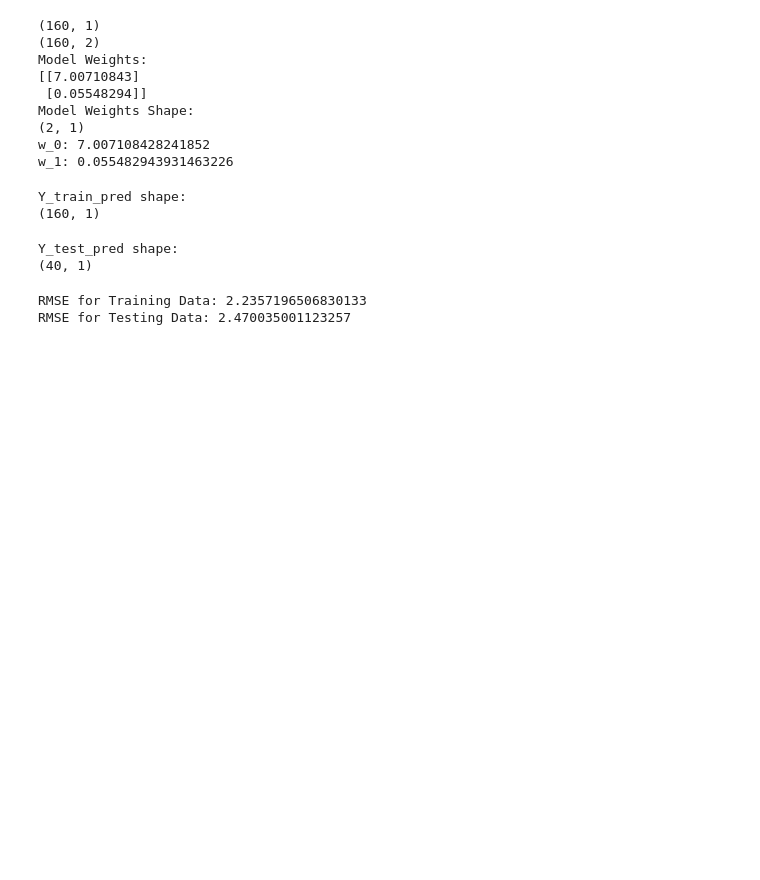
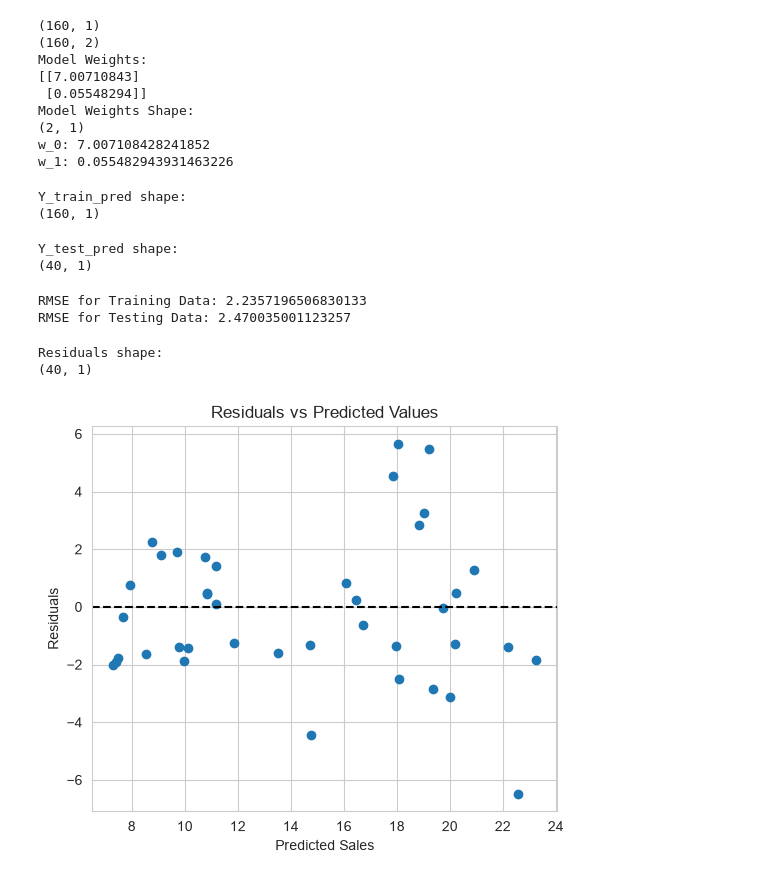
Before and after one commit to PubuduJ/linear-regression-using-numPy, a Jupyter notebook: 1. simple linear regression using numpy.ipynb, the cells around one changed output. Saved outputs shown, nothing was run; the diff lists cells and outputs as text; code cells hidden in the pictures; blank space fills up the shorter version.

Commit message:
Add residual analysis

```diff
--- a/1. simple linear regression using numpy.ipynb
+++ b/1. simple linear regression using numpy.ipynb
@@ -284,3 +284,37 @@ print(f"RMSE for Testing Data: {rmse_test}")        # Output: 2.470035001123257
 # %% [output]
 RMSE for Training Data: 2.2357196506830133
 RMSE for Testing Data: 2.470035001123257
+# %%
+# -----------------------------------------------------------------------------
+# Residual Analysis
+# -----------------------------------------------------------------------------
+
+# Calculate the residuals (Actual - Predicted values).
+residuals = Y_test - Y_test_pred
+
+# Display the residual values.
+# print(residuals)
+print(f"Residuals shape:\n{residuals.shape}")    # Output: (40, 1)
+
+# Create a scatter plot of predicted values versus residuals.
+plt.figure(figsize=(6, 5))
+plt.scatter(Y_test_pred, residuals)
+
+# Draw a horizontal reference line at zero error.
+plt.axhline(0, linestyle='--', color='black')
+
+# Label the x-axis.
+plt.xlabel("Predicted Sales")
+
+# Label the y-axis.
+plt.ylabel("Residuals")
+
+# Add a title to the plot.
+plt.title("Residuals vs Predicted Values")
+
+# Display the residual plot.
+plt.show()
+# %% [output]
+Residuals shape:
+(40, 1)
+[figure, added]
```
